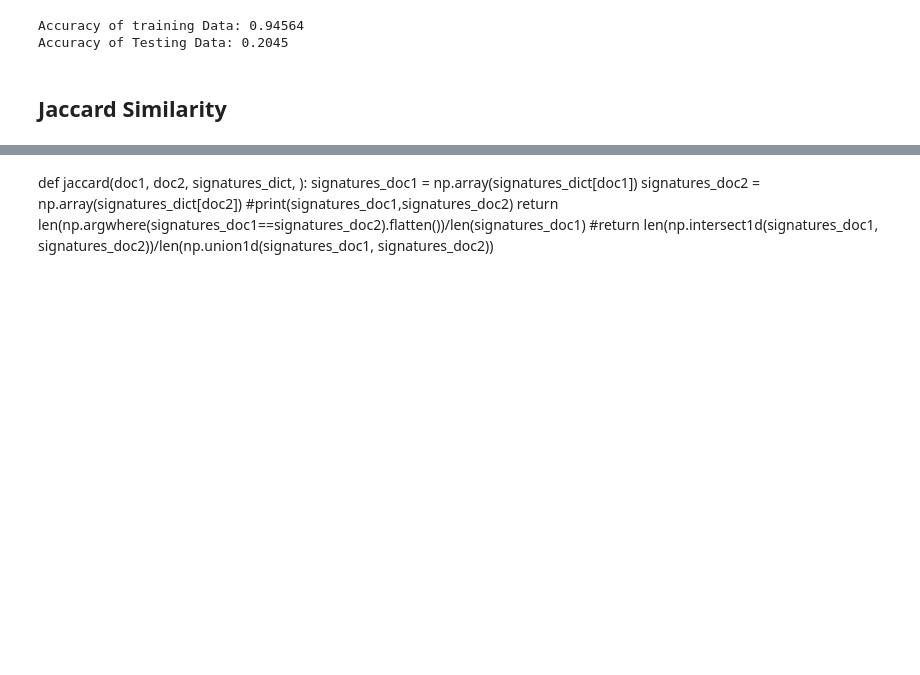
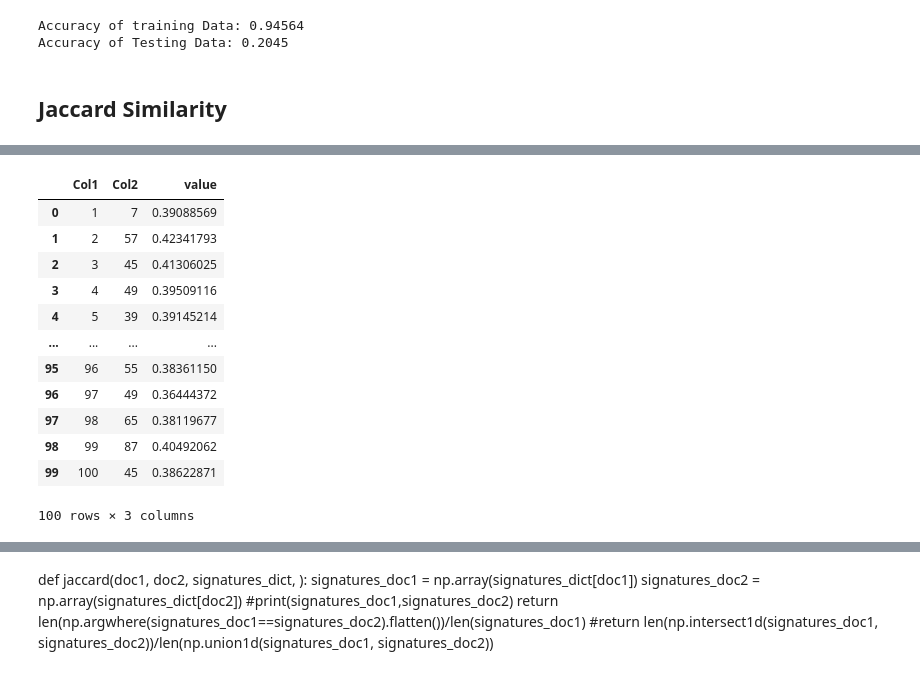
Before and after one commit to FabianScott/ComputationalToolsSentimentAnalysis, a Jupyter notebook: final_notebook.ipynb, the cells around one changed output, grey strips where cells are left out. Cells and saved outputs as stored; diff of their text form; code cells hidden in the pictures; blank space fills up the shorter version.

```diff
--- a/final_notebook.ipynb
+++ b/final_notebook.ipynb
@@ -247,0 +248,21 @@ jac_sim.loc['64']['1']
+# %%
+new_df=jac_sim3.replace(0,np.NaN).idxmax().reset_index()
+new_df.columns=['Col1', 'Col2']
+new_df['value'] = new_df.apply(lambda x: jac_sim3.loc[x['Col1'], x['Col2']], axis=1)
+new_df.sort_values(by=['value'],ascending=True)
+new_df
+#print the most similar pairs of columns
+# %% [output]
+|  | Col1 | Col2 | value |
+| 0 | 1 | 7 | 0.39088569 |
+| 1 | 2 | 57 | 0.42341793 |
+| 2 | 3 | 45 | 0.41306025 |
+| 3 | 4 | 49 | 0.39509116 |
+| 4 | 5 | 39 | 0.39145214 |
+| ... | ... | ... | ... |
+| 95 | 96 | 55 | 0.38361150 |
+| 96 | 97 | 49 | 0.36444372 |
+| 97 | 98 | 65 | 0.38119677 |
+| 98 | 99 | 87 | 0.40492062 |
+| 99 | 100 | 45 | 0.38622871 |
+100 rows × 3 columns
```
Also changed, not shown: parts of 25 cells of this notebook, 5 other files.
